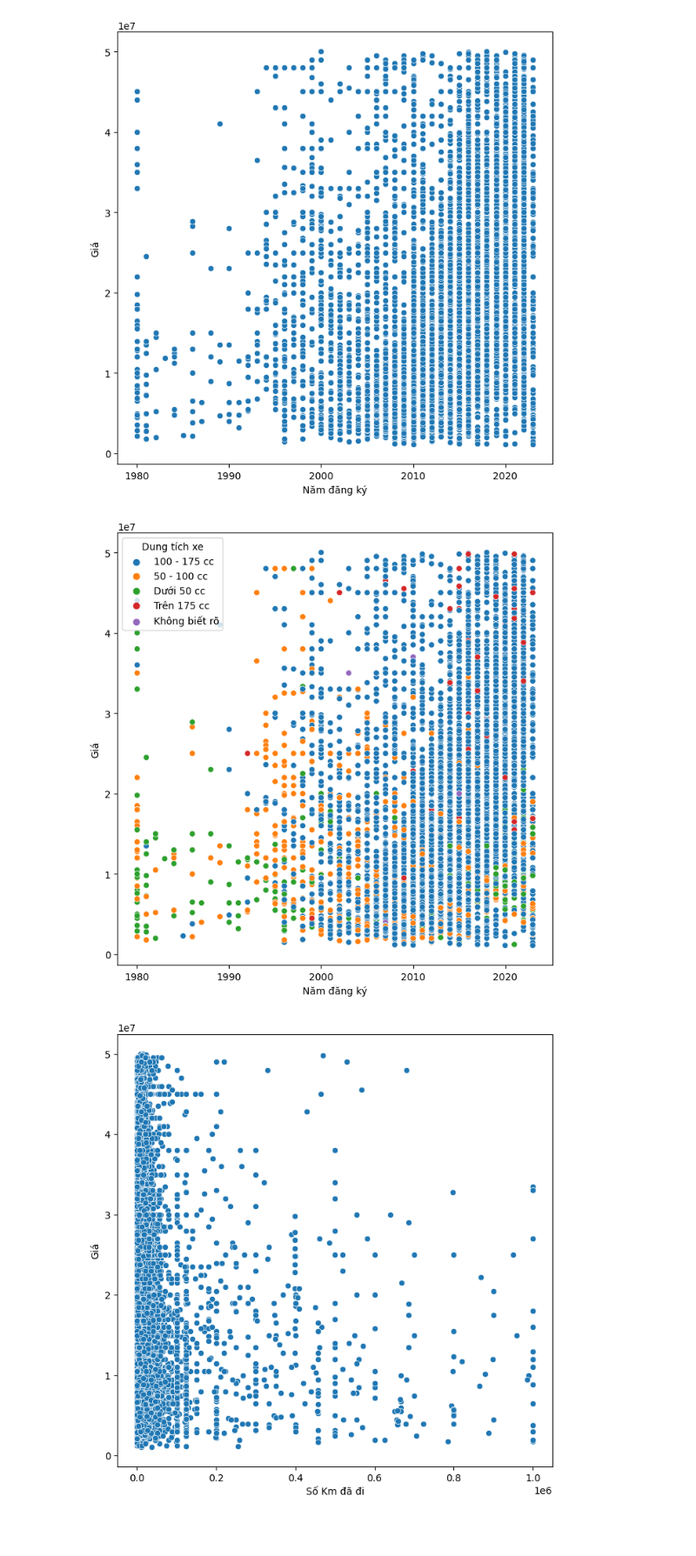
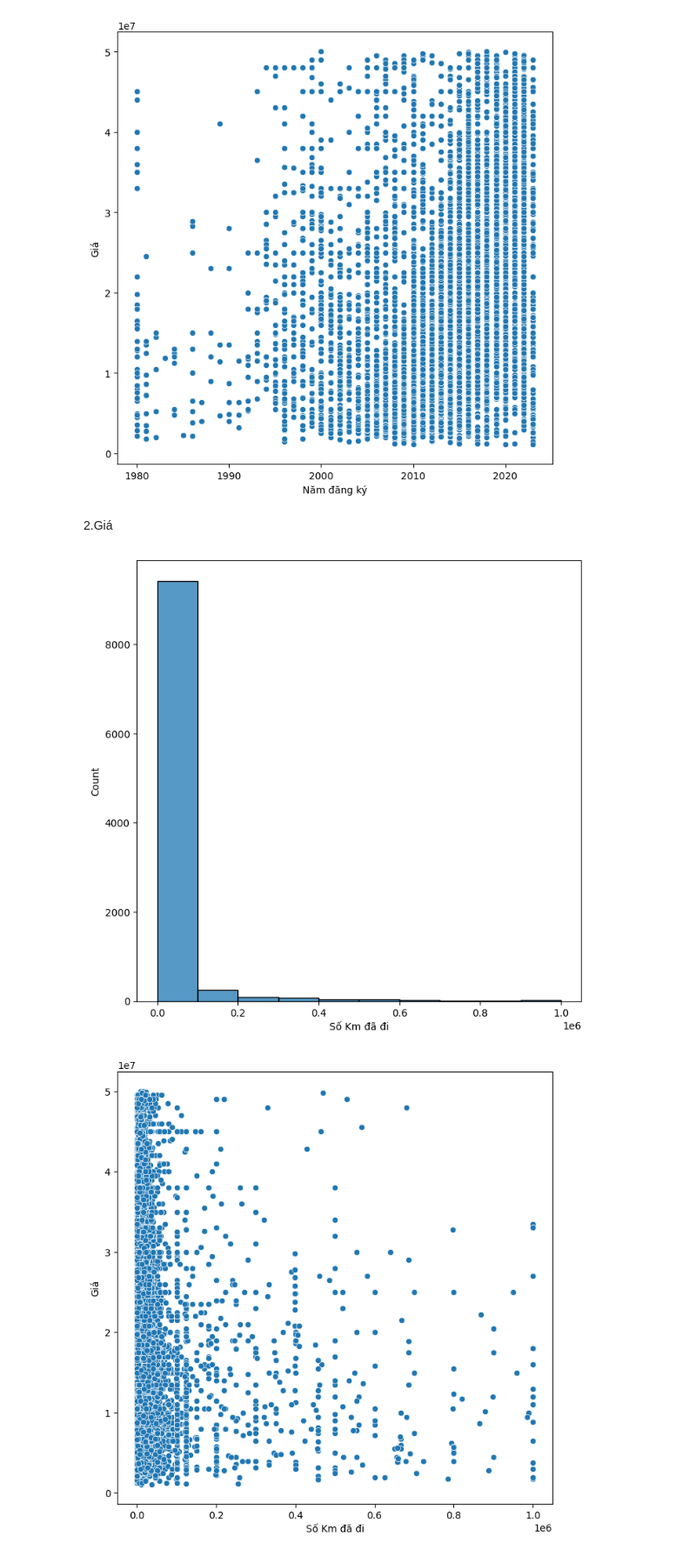
Before and after one commit to hungng2k2/du-doan-gia-xe-may, a Jupyter notebook: eda.ipynb, the cells around one changed output. Shown: that part at 87% size. Drawn from its saved outputs; the diff is of its cells as text; code cells hidden in the pictures; blank space fills up the shorter version.

```diff
--- a/eda.ipynb
+++ b/eda.ipynb
@@ -93,12 +142,14 @@ sns.scatterplot(data=data, x="Năm đăng ký", y="Giá", ax=ax)
 plt.show()
 # %% [output]
 [figure]
+# %% [markdown]
+2.Giá
 # %%
 fig, ax = plt.subplots(figsize=(8,8))
-sns.scatterplot(data=data, x="Năm đăng ký", y="Giá", hue='Dung tích xe', ax=ax)
+sns.histplot(data=data, x="Số Km đã đi", bins=10, ax=ax)
 plt.show()
 # %% [output]
-[figure, old version]
+[figure, new version]
 # %%
 fig, ax = plt.subplots(figsize=(8,8))
 sns.scatterplot(data=data, x="Số Km đã đi", y="Giá", ax=ax)
```
Also changed, not shown: parts of 24 cells of this notebook.
